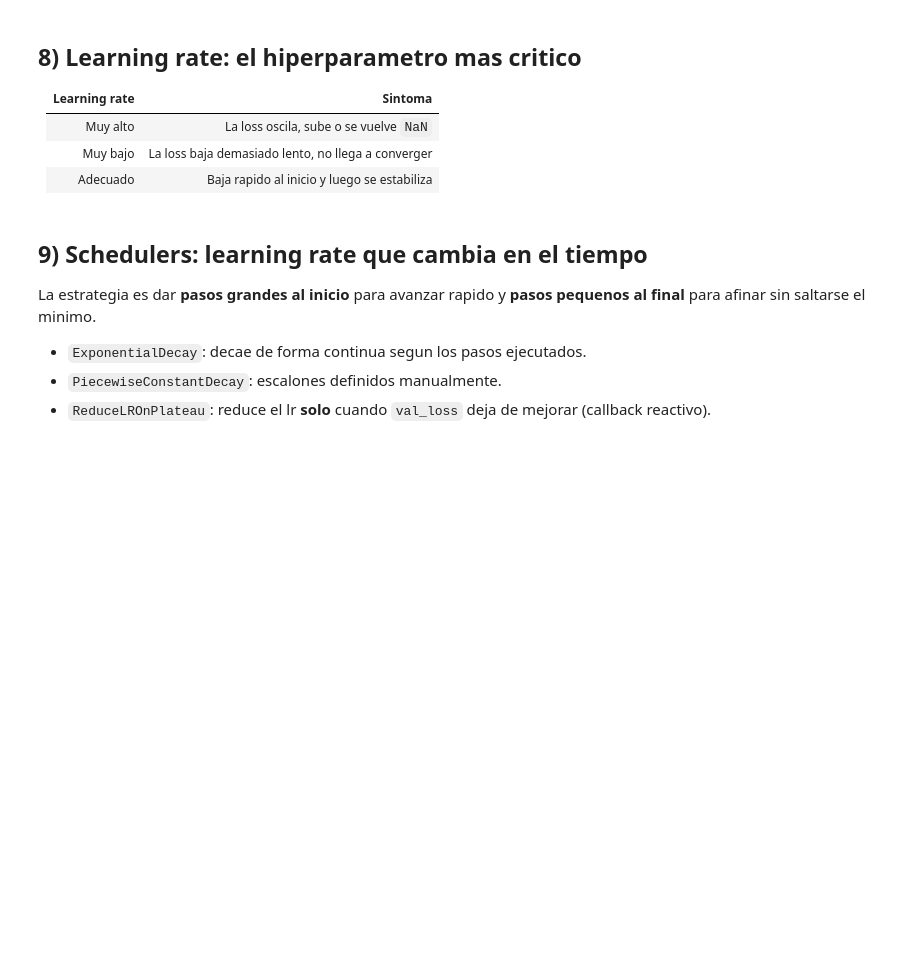
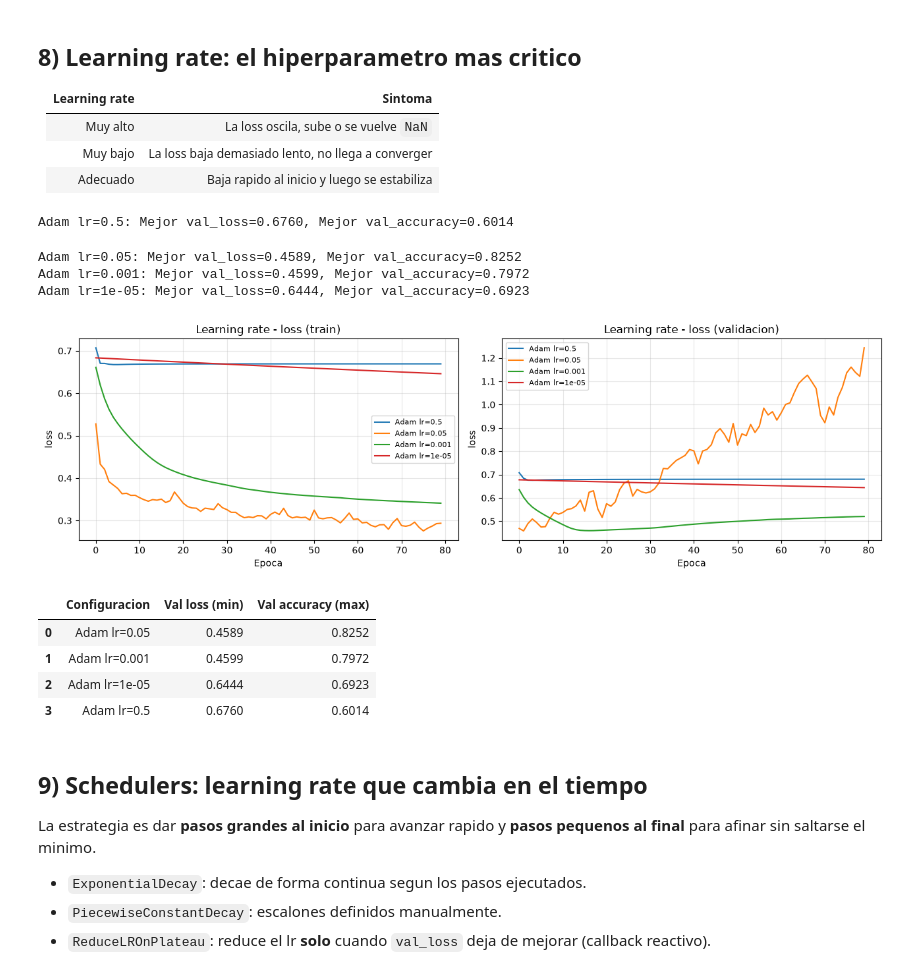
Before and after one commit to JuanDavidTriana/M6-Cientifico-Datos-IA-Aplicada-DevSeniorCode, a Jupyter notebook: clase_02_optimizacion_entrenamiento/U1_C2_optimizacion_entrenamiento_v1 clase.ipynb, the cells around one changed output. Drawn from its saved outputs; the diff is of its cells as text; code cells hidden in the pictures; blank space fills up the shorter version.

```diff
--- a/clase_02_optimizacion_entrenamiento/U1_C2_optimizacion_entrenamiento_v1 clase.ipynb
+++ b/clase_02_optimizacion_entrenamiento/U1_C2_optimizacion_entrenamiento_v1 clase.ipynb
@@ -46,0 +175,14 @@ Luego descomprimir `data/titanic.zip`.
+# %%
+target_col = 'Survived'
+drop_cols = ['PassengerId', 'Name', 'Ticket', 'Cabin', target_col]
+
+x = df.drop(columns=[ c for c in drop_cols if c in df.columns ])
+y = df[target_col].astype('int')
+
+numeroc_cols = ['Age', 'SibSp', 'Parch', 'Fare']
+categorical_cols = ['Pclass', 'Sex', 'Embarked']
+
+print("Columnas numéricas:", numeroc_cols)
+print("Columnas categóricas:", categorical_cols)
+print("Número de muestras:", x.shape[0])
+print("Numero de freatures:", x.shape[1])
@@ -85,6 +473,27 @@ El **optimizador** decide como se usa el gradiente:
 | Muy alto | La loss oscila, sube o se vuelve `NaN` |
 | Muy bajo | La loss baja demasiado lento, no llega a converger |
 | Adecuado | Baja rapido al inicio y luego se estabiliza |
+# %%
+# 8.1) Barrido de learning rate con Adam
+lr_results = [
+    run_exp(f'Adam lr={lr}',
+                   model_kwargs={'optimizer': keras.optimizers.Adam(learning_rate=lr)})
+    for lr in [0.5, 0.05, 0.001, 0.00001]
+]
+
+plot_history(lr_results, 'Learning rate', metric='loss')
+comparison_table(lr_results)
+# %% [output]
+Adam lr=0.5: Mejor val_loss=0.6760, Mejor val_accuracy=0.6014
+Adam lr=0.05: Mejor val_loss=0.4589, Mejor val_accuracy=0.8252
+Adam lr=0.001: Mejor val_loss=0.4599, Mejor val_accuracy=0.7972
+Adam lr=1e-05: Mejor val_loss=0.6444, Mejor val_accuracy=0.6923
+[figure, added]
+|  | Configuracion | Val loss (min) | Val accuracy (max) |
+| 0 | Adam lr=0.05 | 0.4589 | 0.8252 |
+| 1 | Adam lr=0.001 | 0.4599 | 0.7972 |
+| 2 | Adam lr=1e-05 | 0.6444 | 0.6923 |
+| 3 | Adam lr=0.5 | 0.6760 | 0.6014 |
 # %% [markdown]
 ## 9) Schedulers: learning rate que cambia en el tiempo
 
```
Also changed, not shown: parts of 18 cells of this notebook, 2 other files.
